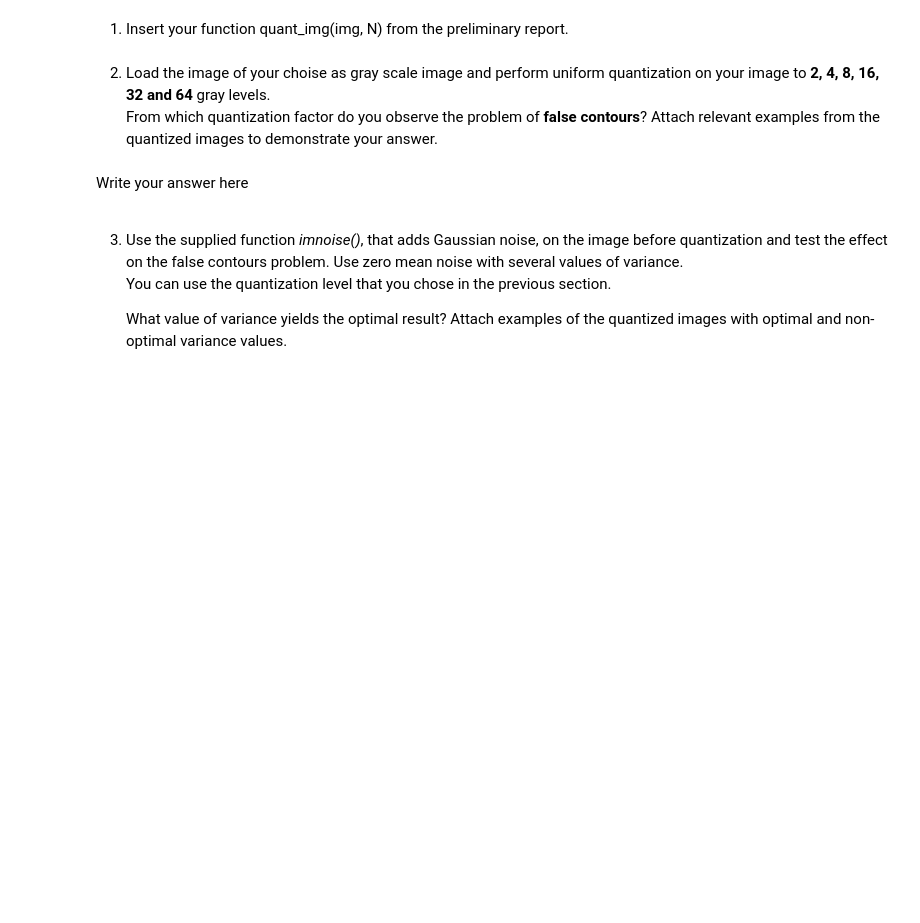
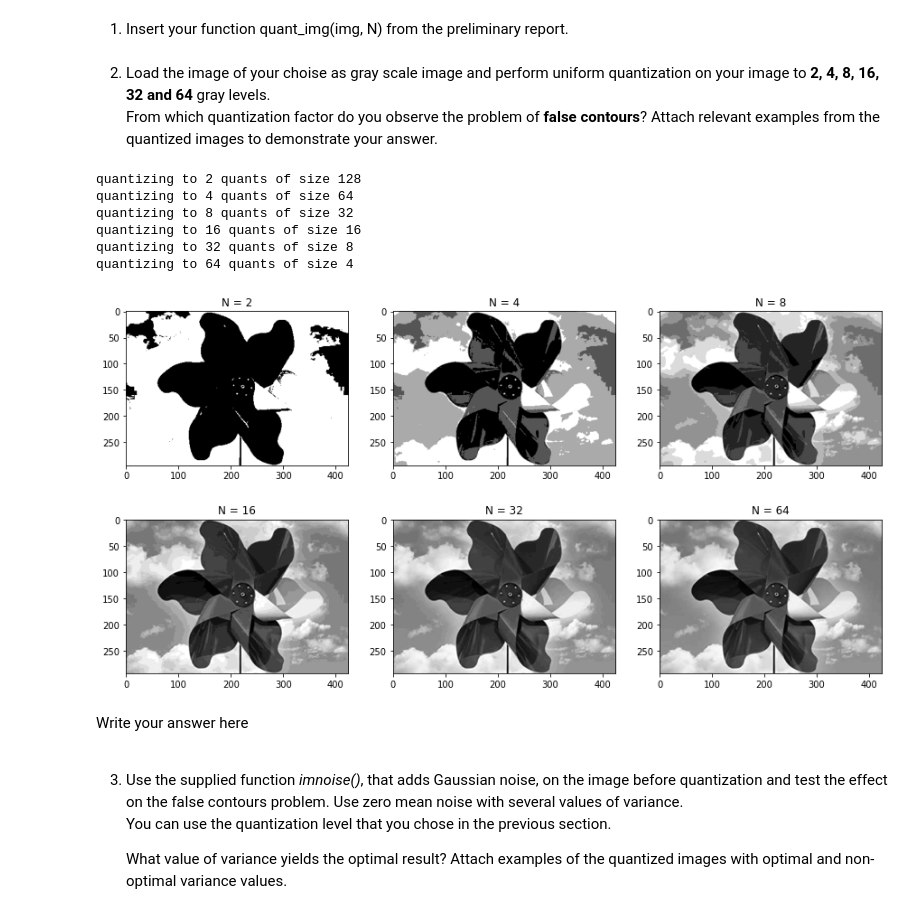
Before and after one commit to nadavschwalb/image_processing, a Jupyter notebook: Lab3_Student.ipynb, the cells around one changed output. Saved outputs shown, nothing was run; the diff lists cells and outputs as text; code cells hidden in the pictures; blank space fills up the shorter version.

```diff
--- a/Lab3_Student.ipynb
+++ b/Lab3_Student.ipynb
@@ -29,3 +43,10 @@ ___
+# %%
+def quant_img(img,N):
+  if not isinstance(N,int) or N <= 0:
+    raise ValueError("N must be int greater than zero")
+  quant = int(256/N)
+  print(f"quantizing to {N} quants of size {quant}")
+  return (img/quant).astype('uint8')*quant
 # %% [markdown]
 2. Load the image of your choise as gray scale image and perform uniform quantization on your image to **2, 4, 8, 16, 32 and 64** gray levels.
     From which quantization factor do you observe the problem of **false contours**? Attach relevant examples from the quantized images to demonstrate your answer.
@@ -34,3 +53,20 @@ ___
+# %%
+img = io.imread('WeatherVane.bmp')
+grayscale_img = color.rgb2gray(img)
+grayscale_img= img_as_ubyte(grayscale_img)
+plt.figure(figsize=(15,12))
+for i in range(1,7):
+  plt.subplot(330 + i)
+  plt.title(f"N = {2**i}")
+  plt.imshow(quant_img(grayscale_img,2**i),cmap='gray')
+# %% [output]
+quantizing to 2 quants of size 128
+quantizing to 4 quants of size 64
+quantizing to 8 quants of size 32
+quantizing to 16 quants of size 16
+quantizing to 32 quants of size 8
+quantizing to 64 quants of size 4
+[figure, added]
 # %% [markdown]
 Write your answer here
 # %% [markdown]
```
Also changed, not shown: parts of 12 cells of this notebook.
